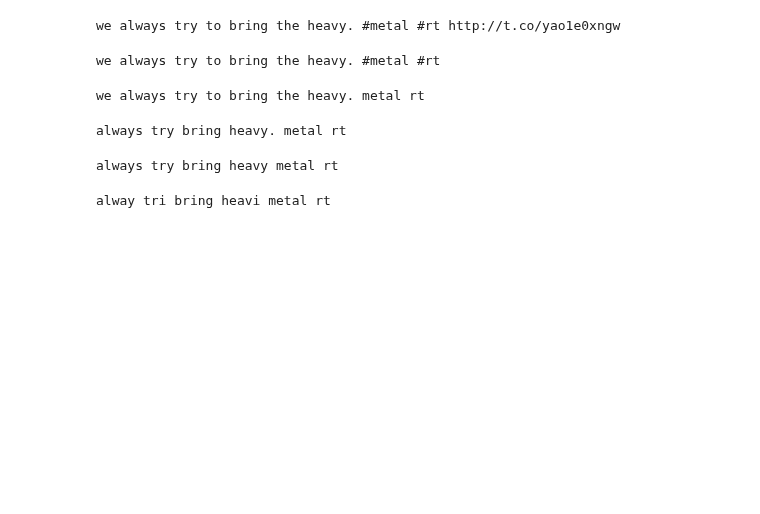
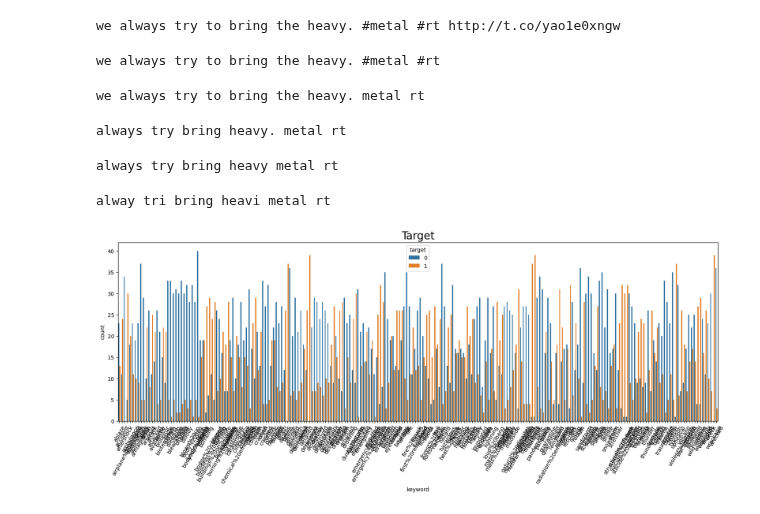
Before and after one commit to p3p31v/NLP-with-Disaster-Tweets, a Jupyter notebook: notebooks/EDA.ipynb, the cells around one changed output. Drawn from its saved outputs; the diff is of its cells as text; code cells hidden in the pictures; blank space fills up the shorter version.

Commit message:
Added Countplot based on keywords

```diff
--- a/notebooks/EDA.ipynb
+++ b/notebooks/EDA.ipynb
@@ -142,3 +142,13 @@ tweet = ' '.join([stemmer.stem(word) for word in tweet.split()])
 print(tweet)
 # %% [output]
 alway tri bring heavi metal rt
+# %%
+# Countplot depending on keywords
+plt.figure(figsize=(20, 6))
+ax = sns.countplot(x="keyword",hue="target", data=df_train)
+ax.set_title("Target", fontsize=20)
+# rotate x-axis labels by 45 degrees
+ax.set_xticklabels(ax.get_xticklabels(), rotation=60)
+plt.show()
+# %% [output]
+[figure, added]
```
